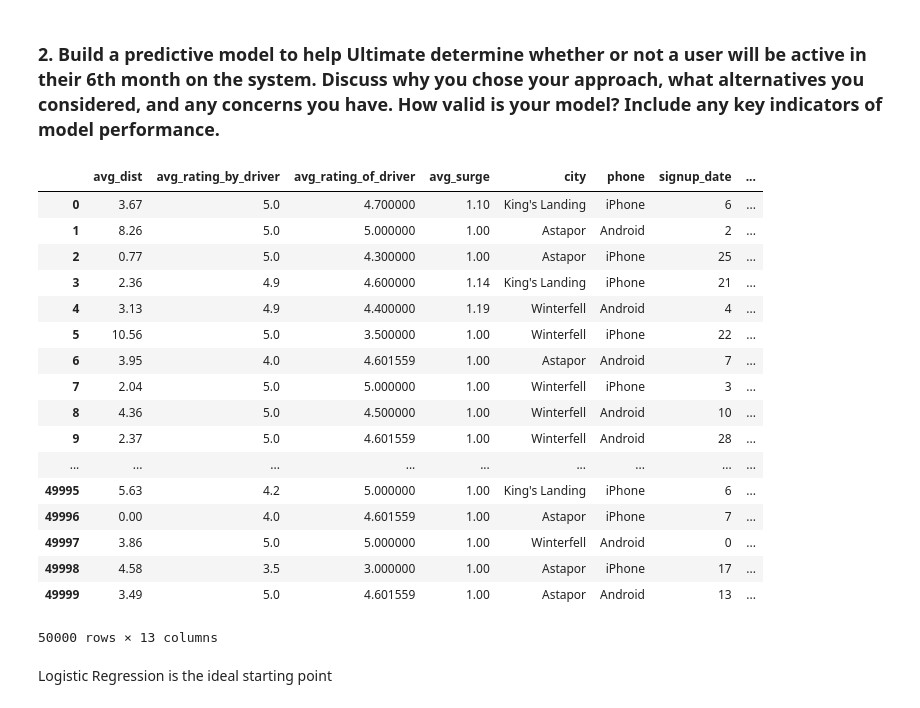
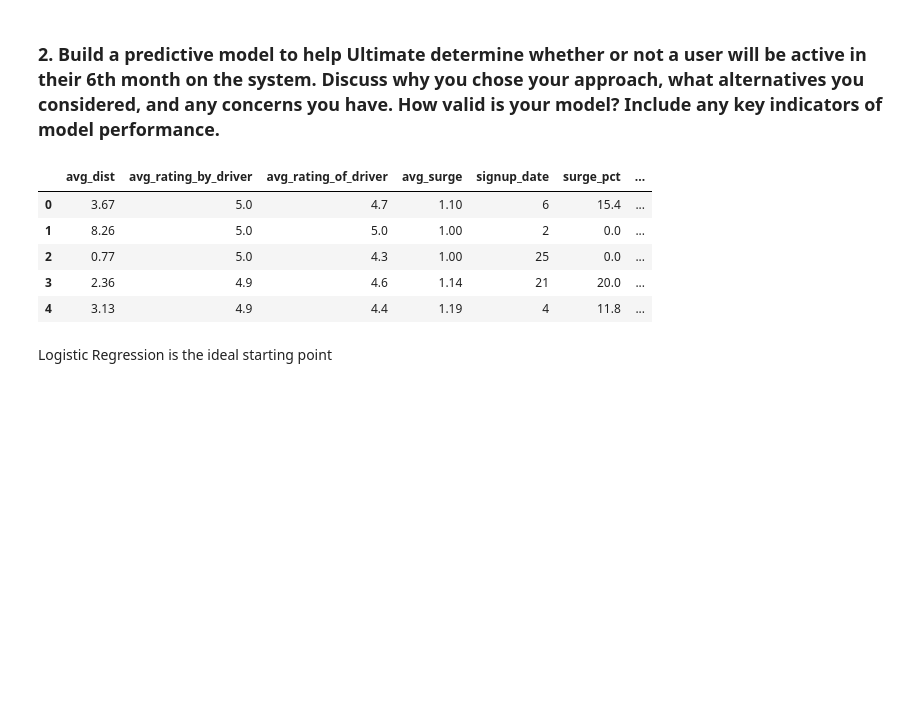
Before and after one commit to raymondgh/springboard-data-science, a Jupyter notebook: Minor Projects and Exercises/Take Home - Ultimate Technologies Inc/Ultimate Technologies.ipynb, the cells around one changed output. Cells and saved outputs as stored; diff of their text form; code cells hidden in the pictures; blank space fills up the shorter version.

Commit message:
ultimate

```diff
--- a/Minor Projects and Exercises/Take Home - Ultimate Technologies Inc/Ultimate Technologies.ipynb
+++ b/Minor Projects and Exercises/Take Home - Ultimate Technologies Inc/Ultimate Technologies.ipynb
@@ -324,24 +331,22 @@ Plotting retained users by date shows that the users who signed up early in the
 # drop count and last trip date columns, convert signup date to an int
 samples = df.drop(["count", "last_trip_date"], axis=1)
 samples["signup_date"] = (samples["signup_date"].max() - samples["signup_date"]).map(str).str.slice(start=0, stop=2).map(int)
+# %%
+# map categories to boolean 1/0 values
+samples["iphone"] = samples["phone"] == "iPhone"
+samples["android"] = samples["phone"] == "Android"
+samples["kings_landing"] = samples["city"] == "King's Landing"
+samples["astapor"] = samples["city"] == "Astapor"
+samples["winterfell"] = samples["city"] == "Winterfell"
+samples = samples.drop(["phone", "city"], axis=1)
+boolean_labels = ["retained", "iphone", "android", "kings_landing", "astapor", "winterfell", "ultimate_black_user", "gives_ratings"]
+samples[boolean_labels] = samples[boolean_labels].applymap(lambda x: 1 if x else 0)
 # %%
-samples
+samples.head()
 # %% [output]
-|  | avg_dist | avg_rating_by_driver | avg_rating_of_driver | avg_surge | city | phone | signup_date | ... |
-| 0 | 3.67 | 5.0 | 4.700000 | 1.10 | King's Landing | iPhone | 6 | ... |
-| 1 | 8.26 | 5.0 | 5.000000 | 1.00 | Astapor | Android | 2 | ... |
-| 2 | 0.77 | 5.0 | 4.300000 | 1.00 | Astapor | iPhone | 25 | ... |
-| 3 | 2.36 | 4.9 | 4.600000 | 1.14 | King's Landing | iPhone | 21 | ... |
-| 4 | 3.13 | 4.9 | 4.400000 | 1.19 | Winterfell | Android | 4 | ... |
-| 5 | 10.56 | 5.0 | 3.500000 | 1.00 | Winterfell | iPhone | 22 | ... |
-| 6 | 3.95 | 4.0 | 4.601559 | 1.00 | Astapor | Android | 7 | ... |
-| 7 | 2.04 | 5.0 | 5.000000 | 1.00 | Winterfell | iPhone | 3 | ... |
-| 8 | 4.36 | 5.0 | 4.500000 | 1.00 | Winterfell | Android | 10 | ... |
-| 9 | 2.37 | 5.0 | 4.601559 | 1.00 | Winterfell | Android | 28 | ... |
-| ... | ... | ... | ... | ... | ... | ... | ... | ... |
-| 49995 | 5.63 | 4.2 | 5.000000 | 1.00 | King's Landing | iPhone | 6 | ... |
-| 49996 | 0.00 | 4.0 | 4.601559 | 1.00 | Astapor | iPhone | 7 | ... |
-| 49997 | 3.86 | 5.0 | 5.000000 | 1.00 | Winterfell | Android | 0 | ... |
-| 49998 | 4.58 | 3.5 | 3.000000 | 1.00 | Astapor | iPhone | 17 | ... |
-| 49999 | 3.49 | 5.0 | 4.601559 | 1.00 | Astapor | Android | 13 | ... |
+|  | avg_dist | avg_rating_by_driver | avg_rating_of_driver | avg_surge | signup_date | surge_pct | ... |
+| 0 | 3.67 | 5.0 | 4.7 | 1.10 | 6 | 15.4 | ... |
+| 1 | 8.26 | 5.0 | 5.0 | 1.00 | 2 | 0.0 | ... |
+| 2 | 0.77 | 5.0 | 4.3 | 1.00 | 25 | 0.0 | ... |
+| 3 | 2.36 | 4.9 | 4.6 | 1.14 | 21 | 20.0 | ... |
+| 4 | 3.13 | 4.9 | 4.4 | 1.19 | 4 | 11.8 | ... |
-50000 rows × 13 columns
```
Also changed, not shown: parts of 28 cells of this notebook.
